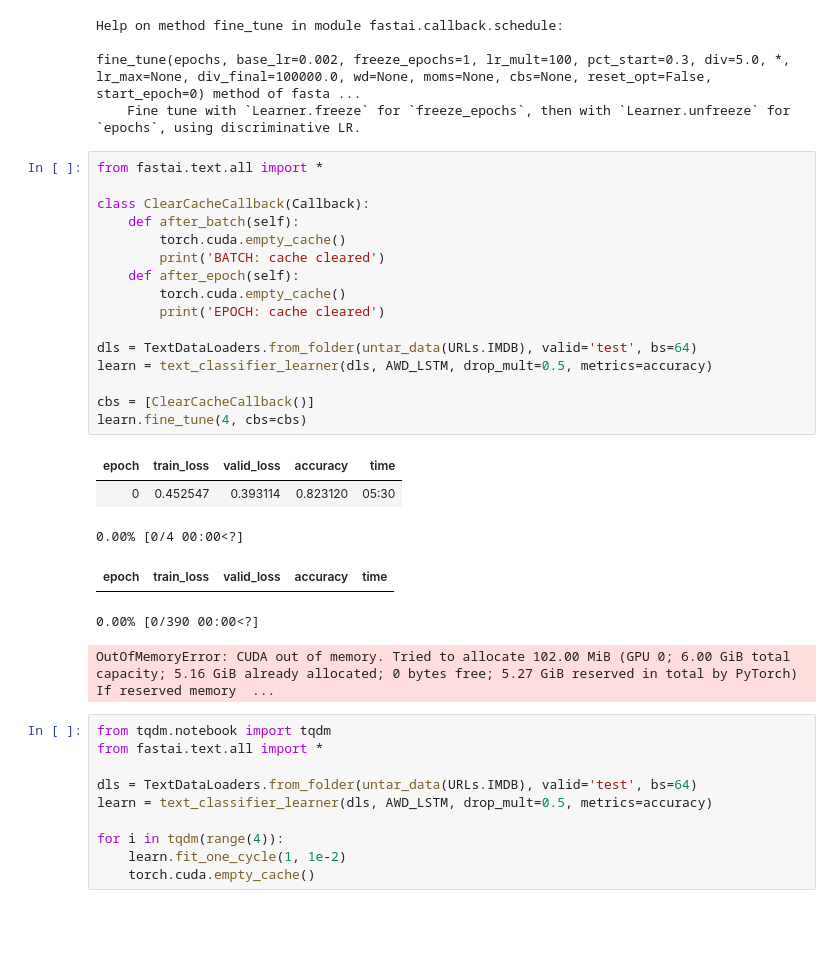
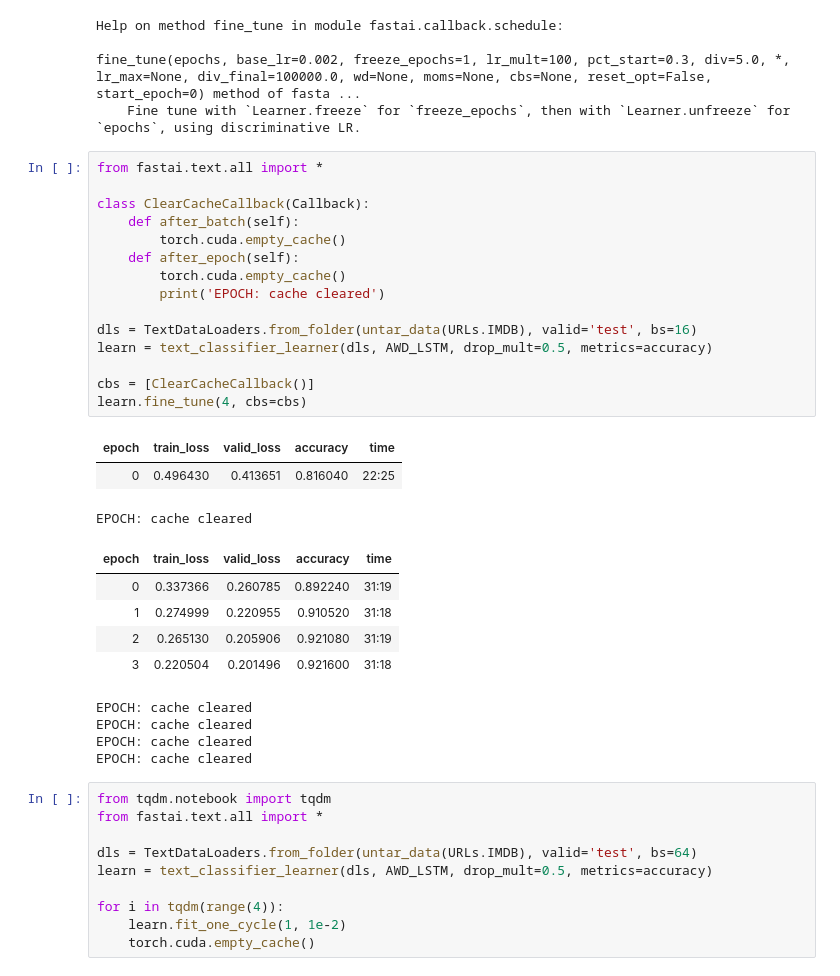
Before and after one commit to Benorli/fastbook, a Jupyter notebook: 01_intro.ipynb, the cells around one changed output. Cells and saved outputs as stored; diff of their text form; blank space fills up the shorter version.

Commit message:
Get fine_tune to work locally by shrinking batch size and clearing cache

```diff
--- a/01_intro.ipynb
+++ b/01_intro.ipynb
@@ -748,26 +753,31 @@ fine_tune(epochs, base_lr=0.002, freeze_epochs=1, lr_mult=100, pct_start=0.3, di
 # %%
 from fastai.text.all import *
 
 class ClearCacheCallback(Callback):
     def after_batch(self):
         torch.cuda.empty_cache()
-        print('BATCH: cache cleared')
     def after_epoch(self):
         torch.cuda.empty_cache()
         print('EPOCH: cache cleared')
 
-dls = TextDataLoaders.from_folder(untar_data(URLs.IMDB), valid='test', bs=64)
+dls = TextDataLoaders.from_folder(untar_data(URLs.IMDB), valid='test', bs=16)
 learn = text_classifier_learner(dls, AWD_LSTM, drop_mult=0.5, metrics=accuracy)
 
 cbs = [ClearCacheCallback()]
 learn.fine_tune(4, cbs=cbs)
 # %% [output]
 | epoch | train_loss | valid_loss | accuracy | time |
-| 0 | 0.452547 | 0.393114 | 0.823120 | 05:30 |
+| 0 | 0.496430 | 0.413651 | 0.816040 | 22:25 |
-0.00% [0/4 00:00<?]
+EPOCH: cache cleared
 | epoch | train_loss | valid_loss | accuracy | time |
+| 0 | 0.337366 | 0.260785 | 0.892240 | 31:19 |
+| 1 | 0.274999 | 0.220955 | 0.910520 | 31:18 |
+| 2 | 0.265130 | 0.205906 | 0.921080 | 31:19 |
+| 3 | 0.220504 | 0.201496 | 0.921600 | 31:18 |
-0.00% [0/390 00:00<?]
+EPOCH: cache cleared
+EPOCH: cache cleared
+EPOCH: cache cleared
+EPOCH: cache cleared
-OutOfMemoryError: CUDA out of memory. Tried to allocate 102.00 MiB (GPU 0; 6.00 GiB total capacity; 5.16 GiB already allocated; 0 bytes free; 5.27 GiB reserved in total by PyTorch) If reserved memory  ...
 # %%
 from tqdm.notebook import tqdm
 from fastai.text.all import *
```
Also changed, not shown: parts of 3 cells of this notebook.
